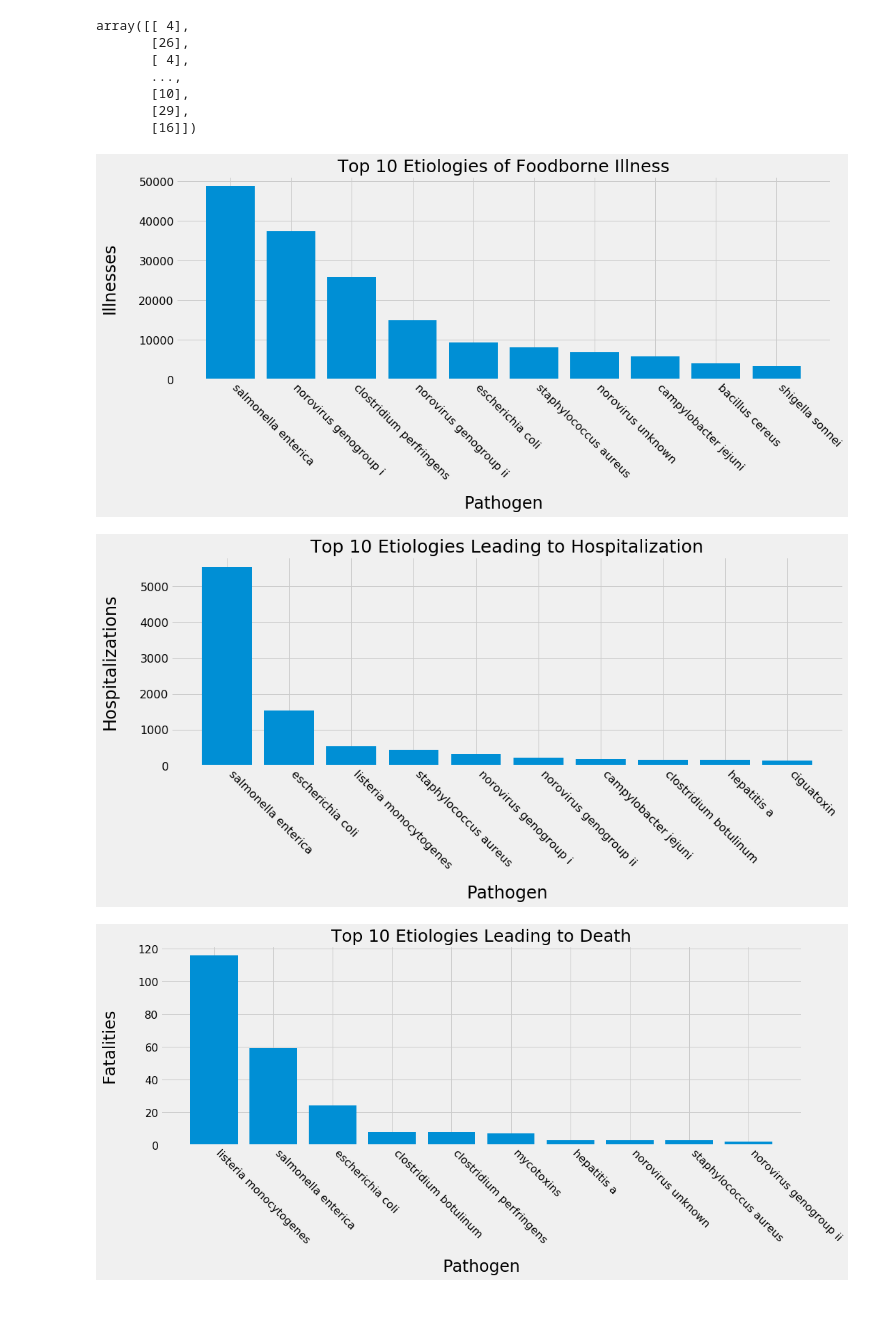
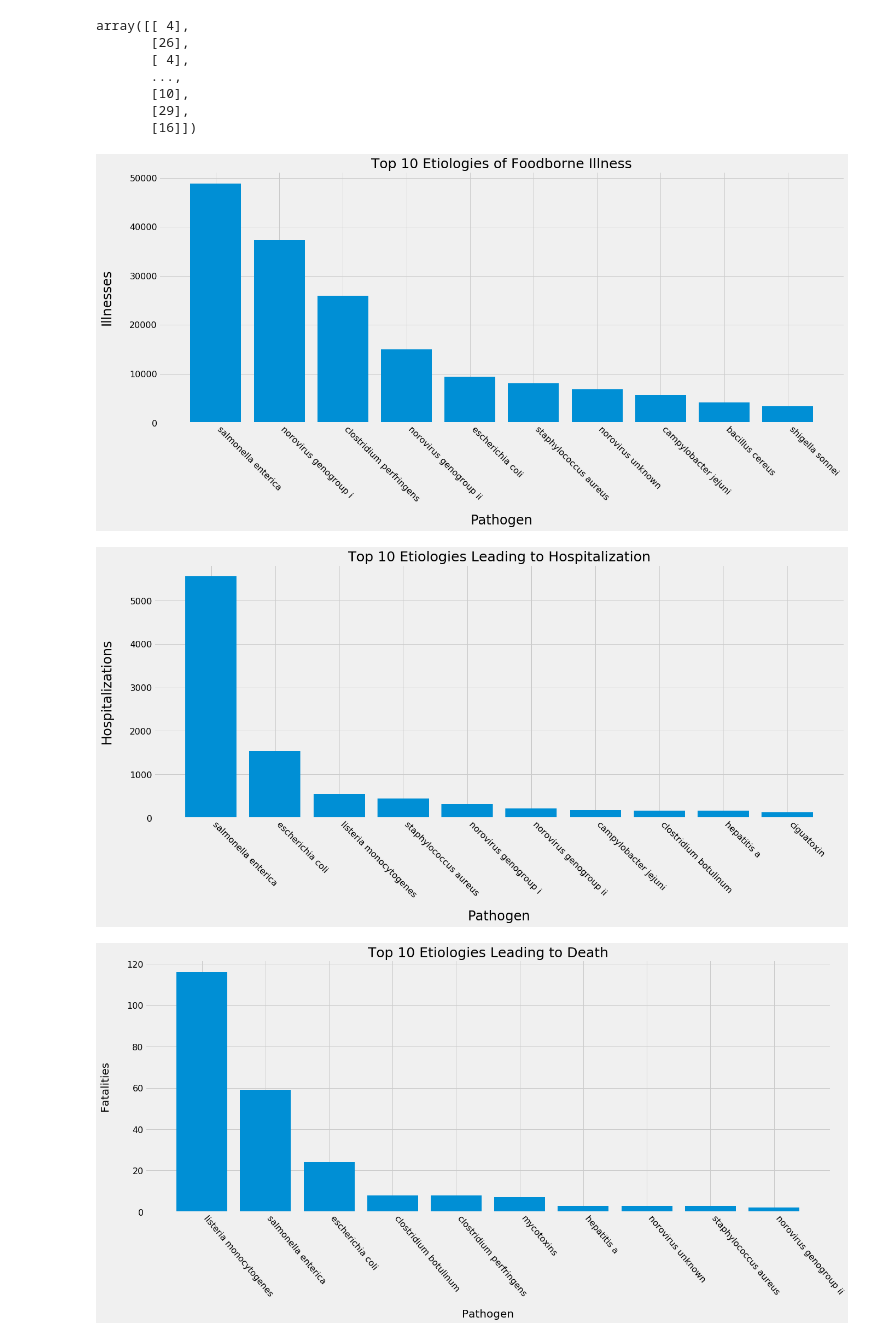
Before and after one commit to heathcliffs34/capstone_1, a Jupyter notebook: capstone1_severity.ipynb, the cells around one changed output. Cells and saved outputs as stored; diff of their text form; code cells hidden in the pictures; blank space fills up the shorter version.

```diff
--- a/capstone1_severity.ipynb
+++ b/capstone1_severity.ipynb
@@ -120,7 +120,7 @@ top_fatalities = fatalities.sort_values(ascending=False)
 # %%
 top = top_illnesses
 
-fig,ax = plt.subplots(figsize=(15,7))
+fig,ax = plt.subplots(figsize=(20,11))
 ax.bar(top[:10].index,top[:10])
 ax.set_xlabel('Pathogen', labelpad = 20, fontsize=24)
 ax.set_ylabel('Illnesses', fontsize=24, labelpad = 30)
@@ -132,11 +132,11 @@ plt.tight_layout
 plt.gcf().subplots_adjust(bottom=0.30)
 plt.savefig('figures/etiologies');
 # %% [output]
-[figure, old version]
+[figure, new version]
 # %%
 top = top_hospitalizations
 
-fig,ax = plt.subplots(figsize=(15,7))
+fig,ax = plt.subplots(figsize=(20,11))
 ax.bar(top[:10].index,top[:10])
 ax.set_xlabel('Pathogen', labelpad = 20, fontsize=24)
 ax.set_ylabel('Hospitalizations', fontsize=24, labelpad = 30)
@@ -148,23 +148,23 @@ plt.tight_layout
 plt.gcf().subplots_adjust(bottom=0.30)
 plt.savefig('figures/hospitalizations');
 # %% [output]
-[figure, old version]
+[figure, new version]
 # %%
 top = top_fatalities
 
-fig,ax = plt.subplots(figsize=(15,7))
+fig,ax = plt.subplots(figsize=(20,11))
 ax.bar(top[:10].index,top[:10])
-ax.set_xlabel('Pathogen', labelpad = 20, fontsize=24)
-ax.set_ylabel('Fatalities', fontsize=24, labelpad = 30)
+ax.set_xlabel('Pathogen', labelpad = 20, fontsize=20)
+ax.set_ylabel('Fatalities', fontsize=20, labelpad = 30)
 ax.set_title('Top 10 Etiologies Leading to Death', fontsize=25)
 plt.style.use('fivethirtyeight')
-plt.xticks(fontsize=16, rotation=-45, ha='left')
+plt.xticks(fontsize=16, rotation=-50, ha='left')
 plt.yticks(fontsize=16)
+plt.gcf().subplots_adjust(bottom=0.30)
 plt.tight_layout
-plt.gcf().subplots_adjust(bottom=0.30)
 plt.savefig('figures/fatalities');
 # %% [output]
-[figure, old version]
+[figure, new version]
 # %%
 # fig,axs = plt.subplots(3,1, figsize=(20,20))
 
```
Also changed, not shown: parts of 5 cells of this notebook, 8 other files.
